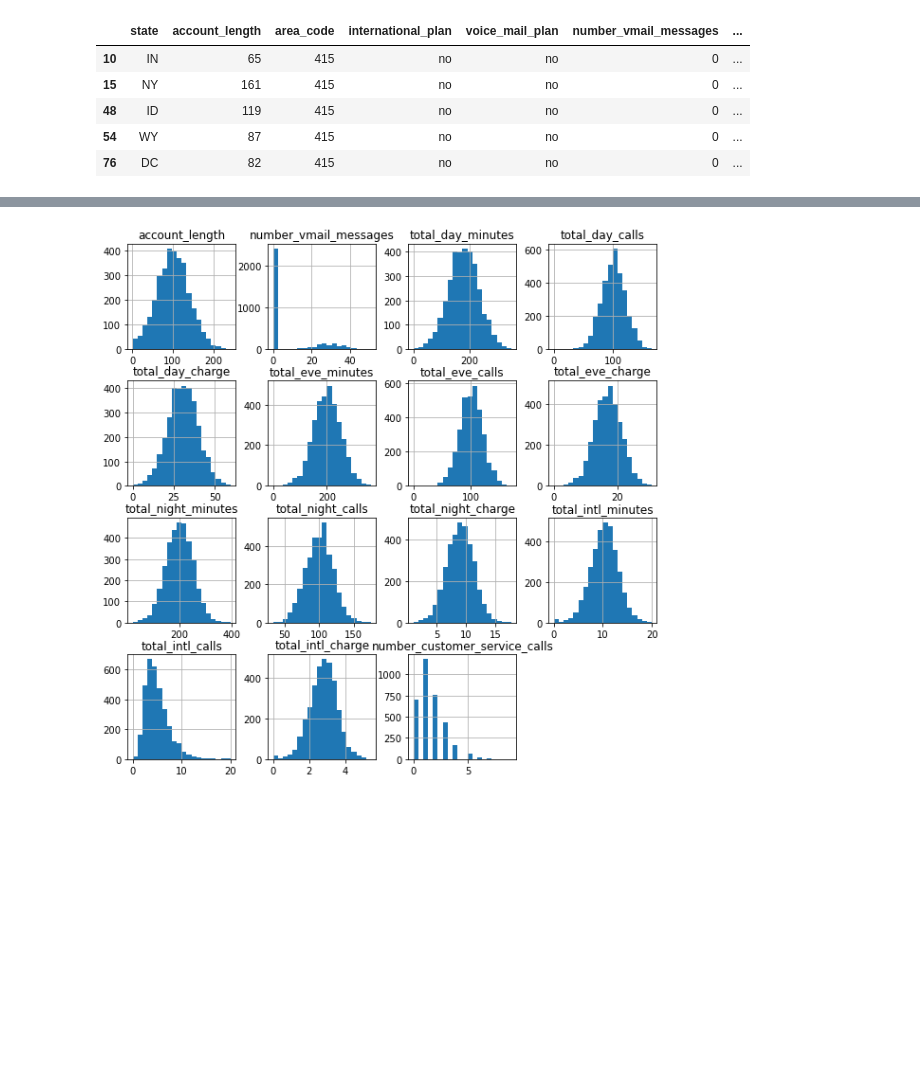
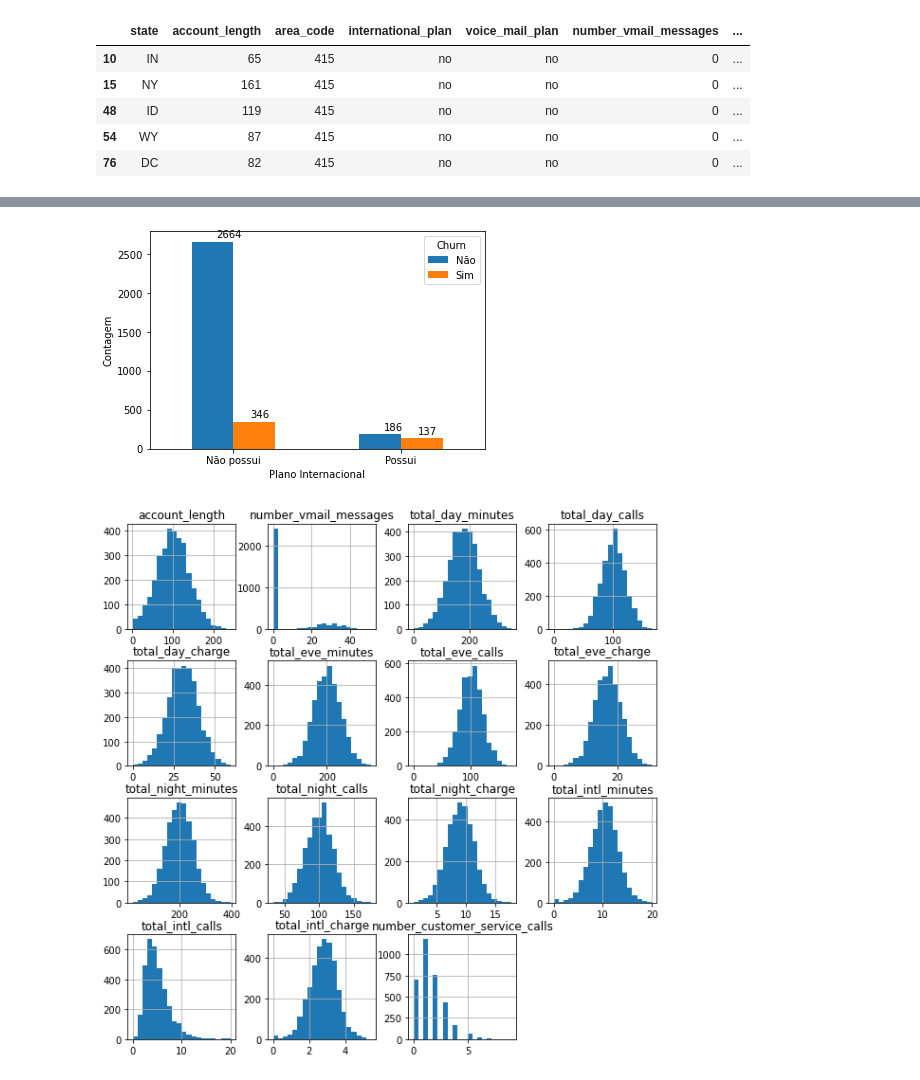
Before and after one commit to jrsilva051/prevendoCustomerChurnOperadorasTelecom, a Jupyter notebook: projetoCustomerChurn.ipynb, the cells around one changed output, grey strips where cells are left out. Saved outputs shown, nothing was run; the diff lists cells and outputs as text; code cells hidden in the pictures; blank space fills up the shorter version.

Commit message:
Melhorias na análsie exploratória e tratamento dos dados.

```diff
--- a/projetoCustomerChurn.ipynb
+++ b/projetoCustomerChurn.ipynb
@@ -327,6 +328,29 @@ valores de number_customer_service_calls: [1 0 2 3 4 5 7 9 6 8]
 # df_modificado['number_vmail_messages'] = df_modificado['number_vmail_messages'].apply(validar_valores)
 # df_modificado['number_customer_service_calls'] = df_modificado['number_customer_service_calls'].apply(validar_valores)
 # df_modificado.sample(5)
+# %%
+# Criando um DataFrame com a contagem de churn e não churn para clientes com e sem plano internacional
+intl_counts = dados.groupby(["international_plan", "churn"]).size().unstack()
+
+intl_counts.index = ['Não possui', 'Possui']
+
+intl_counts.plot(kind="bar")
+
+# Configurando os eixos e a legenda
+plt.xlabel("Plano Internacional")
+plt.ylabel("Contagem")
+plt.legend(title="Churn", labels=["Não", "Sim"])
+plt.xticks(rotation=0)
+
+for i in range(len(intl_counts.index)):
+    plt.text(x = i - 0.1, y = intl_counts.iloc[i,0] + 50, s = intl_counts.iloc[i,0], size = 10)
+    plt.text(x = i + 0.1, y = intl_counts.iloc[i,1] + 50, s = intl_counts.iloc[i,1], size = 10)
+
+
+# Exibindo o gráfico
+plt.show()
+# %% [output]
+[figure, added]
 # %%
 # Analisando distribuição dos dados
 dados.hist(bins=20, figsize=(10,10))
```
Also changed, not shown: parts of 24 cells of this notebook, 1 other file.
